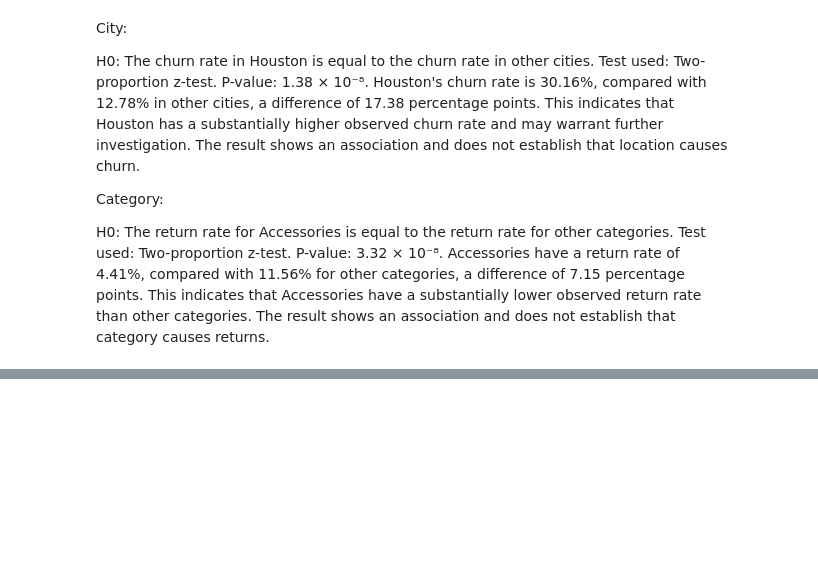
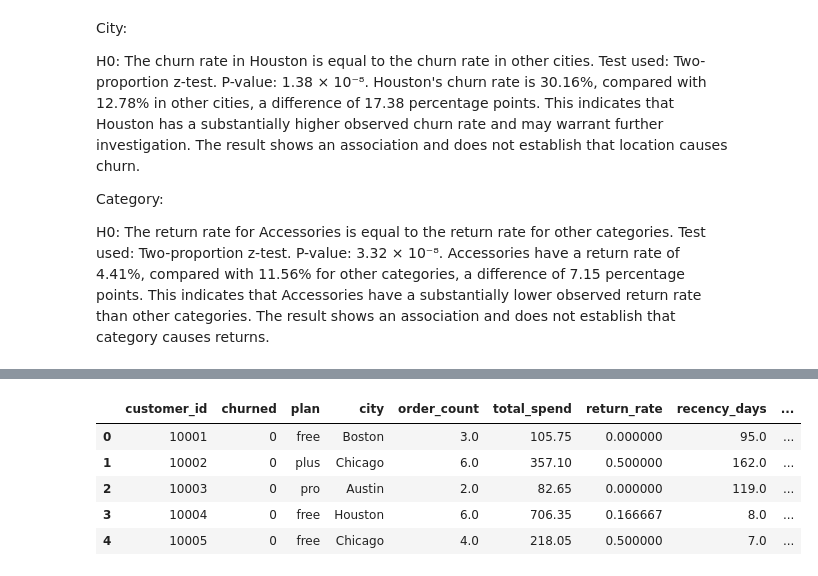
Before and after one commit to rachanasree-ai/Pulse-Cart, a Jupyter notebook: analysis.ipynb, the cells around one changed output, grey strips where cells are left out. Drawn from its saved outputs; the diff is of its cells as text; code cells hidden in the pictures; blank space fills up the shorter version.

```diff
--- a/analysis.ipynb
+++ b/analysis.ipynb
@@ -1280,0 +1383,9 @@ Accessories have a return rate of 4.41%, compared with 11.56% for other categori
+# %%
+customer_order_features["recency_days"] = (
+    cutoff_date
+    - customer_order_features["last_order_date"]
+).dt.days
+
+customer_order_features[
+    ["customer_id", "last_order_date", "recency_days"]
+].head()
@@ -1280,0 +1416,9 @@ Accessories have a return rate of 4.41%, compared with 11.56% for other categori
+# %%
+ticket_features = (
+    support_features
+    .groupby("customer_id")
+    .size()
+    .reset_index(name="ticket_count")
+)
+
+ticket_features.head()
@@ -1280,0 +1432,38 @@ Accessories have a return rate of 4.41%, compared with 11.56% for other categori
+# %%
+model_data = customers_clean[
+    [
+        "customer_id",
+        "churned",
+        "plan",
+        "city"
+    ]
+].copy()
+
+model_data = model_data.merge(
+    customer_order_features[
+        [
+            "customer_id",
+            "order_count",
+            "total_spend",
+            "return_rate",
+            "recency_days"
+        ]
+    ],
+    on="customer_id",
+    how="left"
+)
+
+model_data = model_data.merge(
+    ticket_features,
+    on="customer_id",
+    how="left"
+)
+
+model_data.head()
+# %% [output]
+|  | customer_id | churned | plan | city | order_count | total_spend | return_rate | recency_days | ... |
+| 0 | 10001 | 0 | free | Boston | 3.0 | 105.75 | 0.000000 | 95.0 | ... |
+| 1 | 10002 | 0 | plus | Chicago | 6.0 | 357.10 | 0.500000 | 162.0 | ... |
+| 2 | 10003 | 0 | pro | Austin | 2.0 | 82.65 | 0.000000 | 119.0 | ... |
+| 3 | 10004 | 0 | free | Houston | 6.0 | 706.35 | 0.166667 | 8.0 | ... |
+| 4 | 10005 | 0 | free | Chicago | 4.0 | 218.05 | 0.500000 | 7.0 | ... |
```
Also changed, not shown: parts of 61 cells of this notebook.
